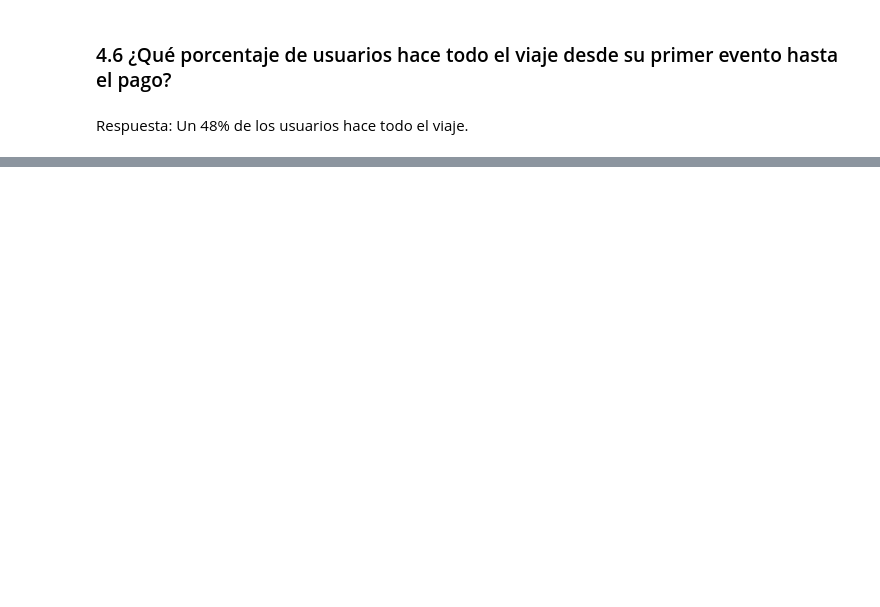
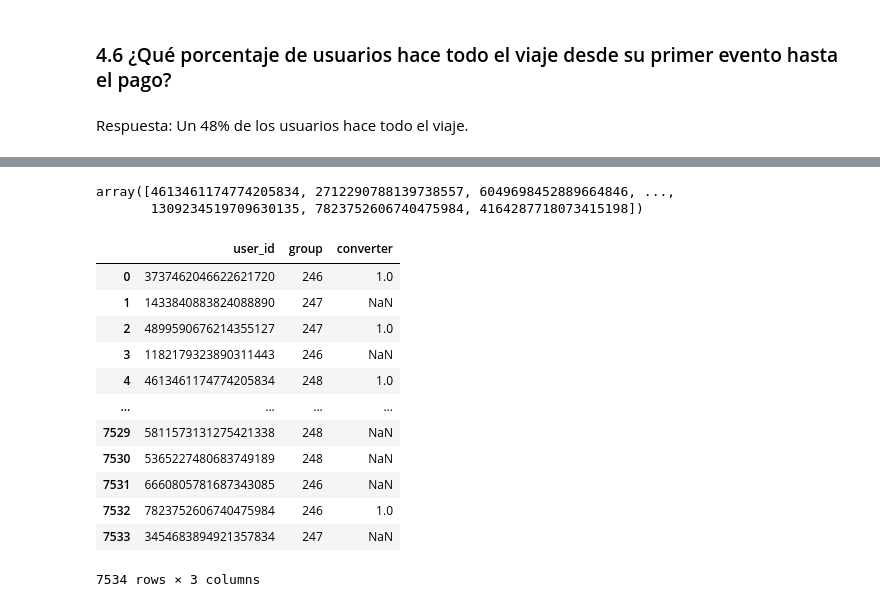
Before and after one commit to pedro-pali/Investigacion_comportamiento_usuario, a Jupyter notebook: Proyecto_11.ipynb, the cells around one changed output, grey strips where cells are left out. Cells and saved outputs as stored; diff of their text form; code cells hidden in the pictures; blank space fills up the shorter version.

```diff
--- a/Proyecto_11.ipynb
+++ b/Proyecto_11.ipynb
@@ -27,7 +27,7 @@ from scipy import stats as st
 import math as mth
 from scipy.stats import ttest_ind
 # %%
-logs = pd.read_csv('Dataset/logs_exp_us.csv', sep= '\s', dtype={'EventName': 'category', 'ExpId': 'category'})
+logs = pd.read_csv('Dataset/logs_exp_us.csv', sep= '\s', dtype={'EventName': 'category', 'ExpId': 'category'}, engine= 'python')
 # %%
 display(logs.head())
 logs.info(memory_usage= 'deep')
@@ -293,0 +320,5 @@ Respuesta: Un 48% de los usuarios hace todo el viaje.
+# %%
+# Necesitamos la información de conversión de usuario
+# Primero, revisamos los usuarios que están en cada grupo
+user_in_group = leaked_logs[['user_id', 'group']].drop_duplicates().reset_index(drop= True)
+user_in_group
@@ -293,0 +339,32 @@ Respuesta: Un 48% de los usuarios hace todo el viaje.
+# %%
+# Convertimos los usuarios que llegaron hasta el pago
+user_convertion = leaked_logs[leaked_logs['event_name'] == 'PaymentScreenSuccessful']['user_id'].unique()
+user_convertion
+# %% [output]
+array([4613461174774205834, 2712290788139738557, 6049698452889664846, ...,
+       1309234519709630135, 7823752606740475984, 4164287718073415198])
+# %%
+# Genermos un DataFrame para poder unirlo a user_in_group y tener toda la info completa
+df_convertion = pd.DataFrame(data = {
+    'user_id': user_convertion,
+    'converter': 1
+})
+
+# Ahora unimos los dos DataFrame
+convertion = user_in_group.merge(df_convertion, on= 'user_id', how= 'left')
+convertion['converter'].fillna(0)
+convertion
+# %% [output]
+|  | user_id | group | converter |
+| 0 | 3737462046622621720 | 246 | 1.0 |
+| 1 | 1433840883824088890 | 247 | NaN |
+| 2 | 4899590676214355127 | 247 | 1.0 |
+| 3 | 1182179323890311443 | 246 | NaN |
+| 4 | 4613461174774205834 | 248 | 1.0 |
+| ... | ... | ... | ... |
+| 7529 | 5811573131275421338 | 248 | NaN |
+| 7530 | 5365227480683749189 | 248 | NaN |
+| 7531 | 6660805781687343085 | 246 | NaN |
+| 7532 | 7823752606740475984 | 246 | 1.0 |
+| 7533 | 3454683894921357834 | 247 | NaN |
+7534 rows × 3 columns
```
Also changed, not shown: parts of 12 cells of this notebook.
